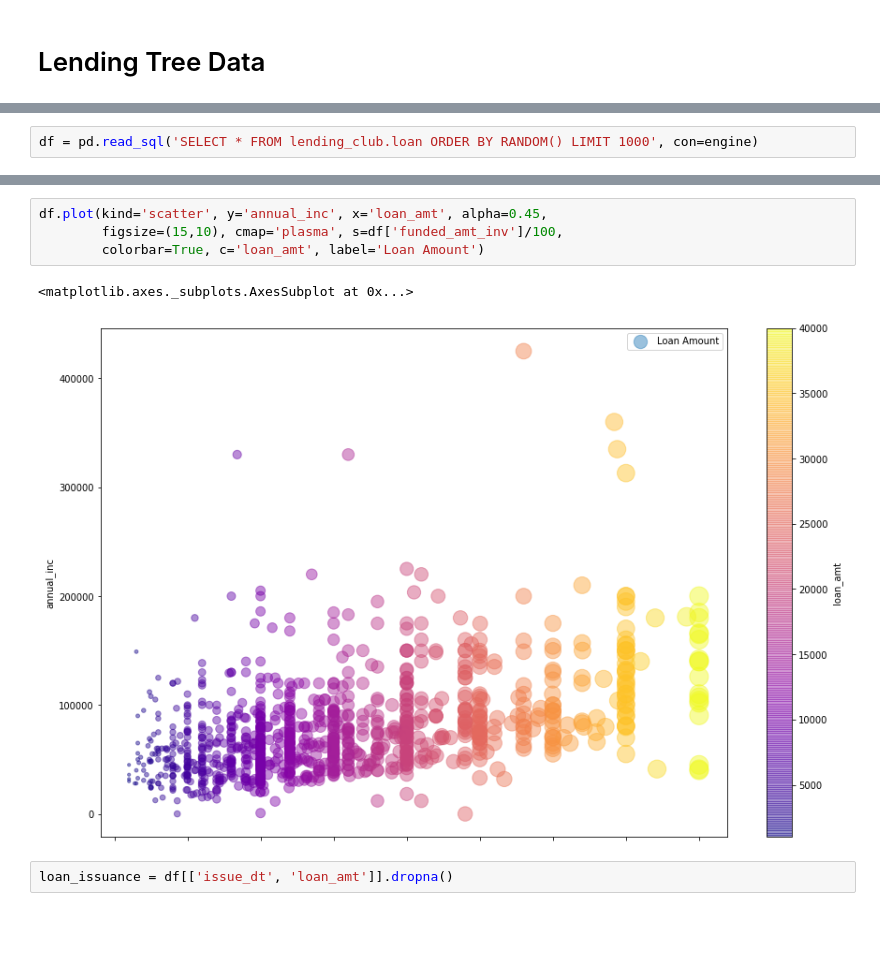
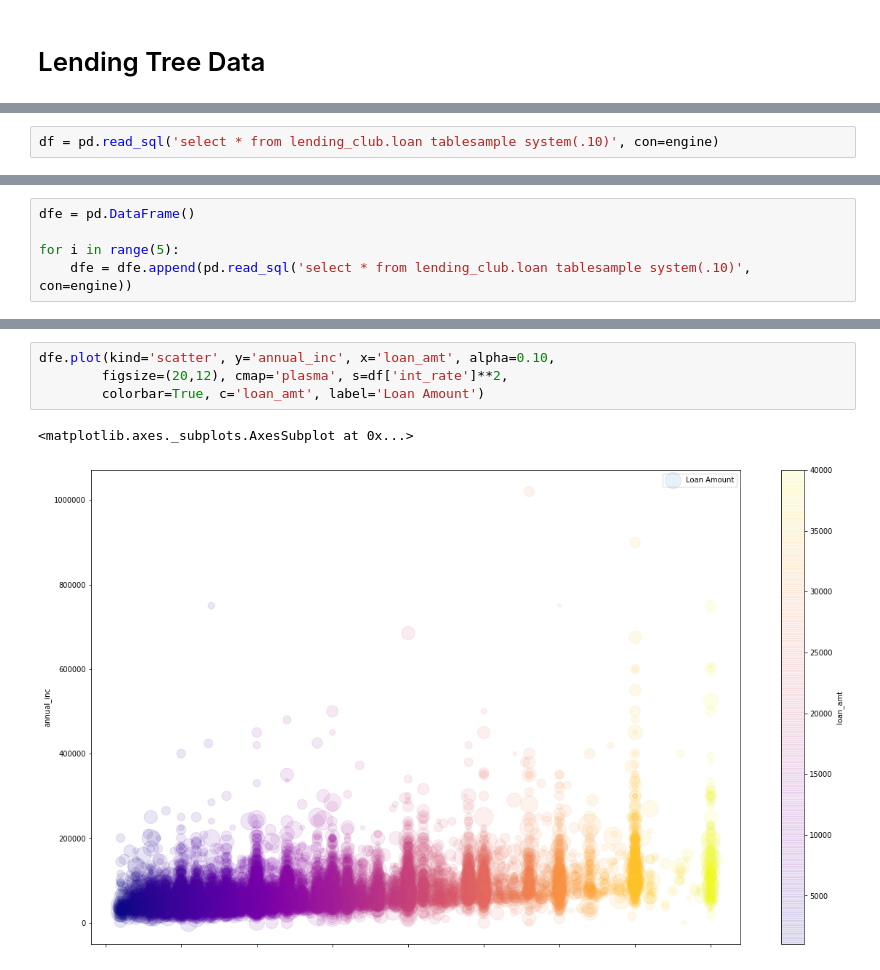
Before and after one commit to datawolf19/hands-on-ml, a Jupyter notebook: Lending Club.ipynb, the cells around one changed output, grey strips where cells are left out. Drawn from its saved outputs; the diff is of its cells as text; blank space fills up the shorter version.

```diff
--- a/Lending Club.ipynb
+++ b/Lending Club.ipynb
@@ -25,2 +33,2 @@ metadata = sqlalchemy.MetaData(schema='lending_club')
 # %%
-df = pd.read_sql('SELECT * FROM lending_club.loan ORDER BY RANDOM() LIMIT 1000', con=engine)
+df = pd.read_sql('select * from lending_club.loan tablesample system(.10)', con=engine)
@@ -31,0 +35,5 @@ df.loan_amt.hist(bins=10)
+# %%
+dfe = pd.DataFrame()
+
+for i in range(5):
+    dfe = dfe.append(pd.read_sql('select * from lending_club.loan tablesample system(.10)', con=engine))
@@ -32,9 +48,7 @@ df.loan_amt.hist(bins=10)
 # %%
-df.plot(kind='scatter', y='annual_inc', x='loan_amt', alpha=0.45,
-        figsize=(15,10), cmap='plasma', s=df['funded_amt_inv']/100,
+dfe.plot(kind='scatter', y='annual_inc', x='loan_amt', alpha=0.10,
+        figsize=(20,12), cmap='plasma', s=df['int_rate']**2,
         colorbar=True, c='loan_amt', label='Loan Amount')
 # %% [output]
 <matplotlib.axes._subplots.AxesSubplot at 0x...>
-[figure, old version]
+[figure, new version]
-# %%
-loan_issuance = df[['issue_dt', 'loan_amt']].dropna()
```
Also changed, not shown: parts of 11 cells of this notebook, 1 other file.
